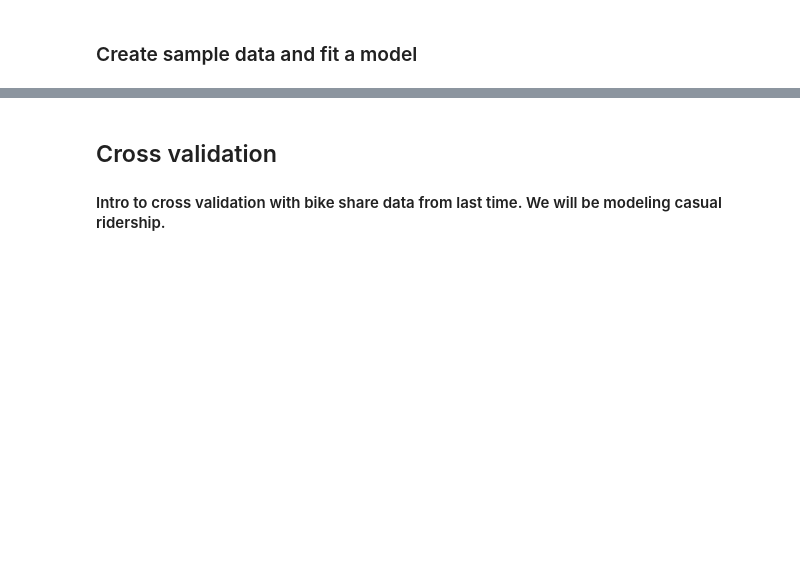
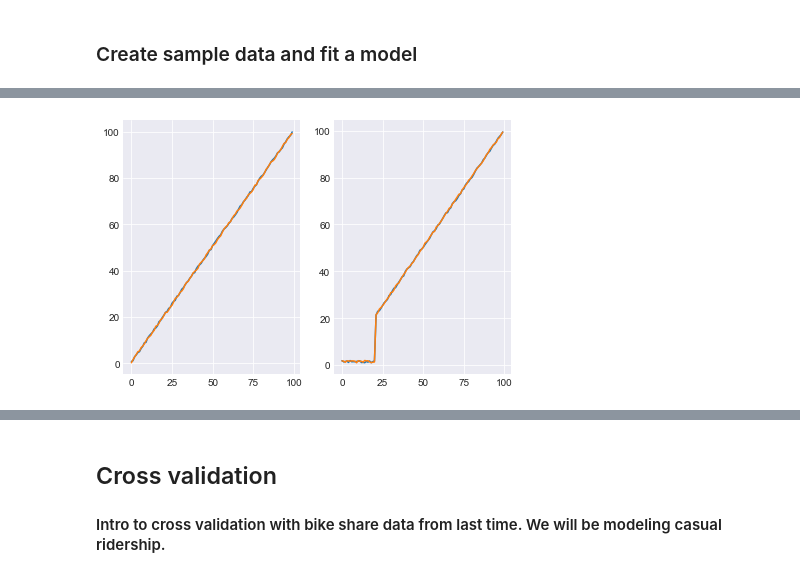
Before and after one commit to greyatomtestuser2/DS-SF-44, a Jupyter notebook: lessons/lesson-07/code/solution-code-7.ipynb, the cells around one changed output, grey strips where cells are left out. Cells and saved outputs as stored; diff of their text form; code cells hidden in the pictures; blank space fills up the shorter version.

```diff
--- a/lessons/lesson-07/code/solution-code-7.ipynb
+++ b/lessons/lesson-07/code/solution-code-7.ipynb
@@ -31,19 +30,19 @@ array([[<matplotlib.axes._subplots.AxesSubplot object at 0x...>,
 # %%
 import seaborn as sns
 import matplotlib.pyplot as plt
 
 %matplotlib inline
 
 sns.set_style("darkgrid")
 plt.subplot(121)
+plt.plot(df)
+plt.subplot(122)
 plt.plot(biased_df)
-plt.subplot(122)
-plt.plot(overall_mse)
-plt.xlabel('n')
-plt.ylabel('mse')
 
 plt.tight_layout()
 plt.show()
+# %% [output]
+[figure, added]
 # %%
 ## fit
 lm = linear_model.LinearRegression().fit(df[['x']], df['y'])
```
Also changed, not shown: parts of 10 cells of this notebook, 3 other files.
